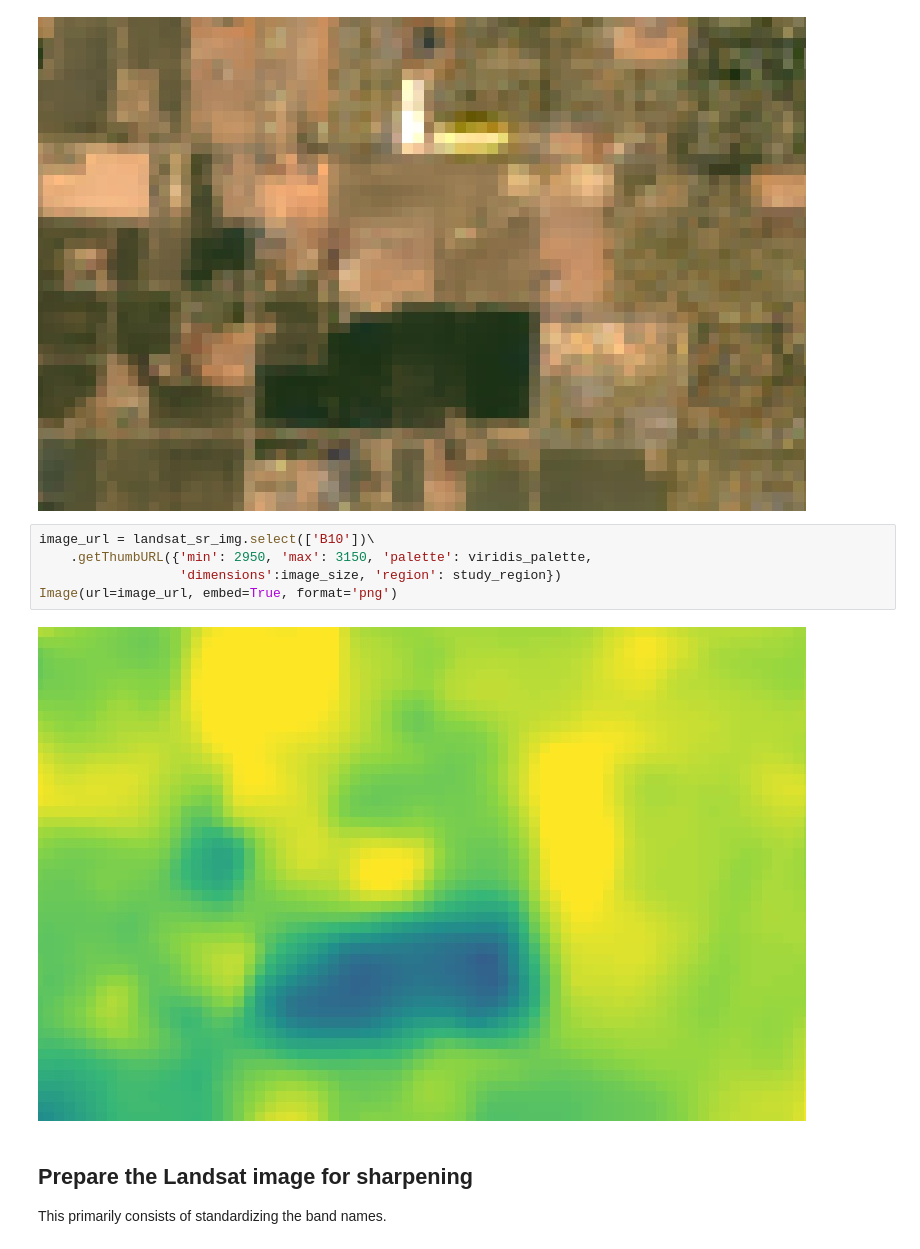
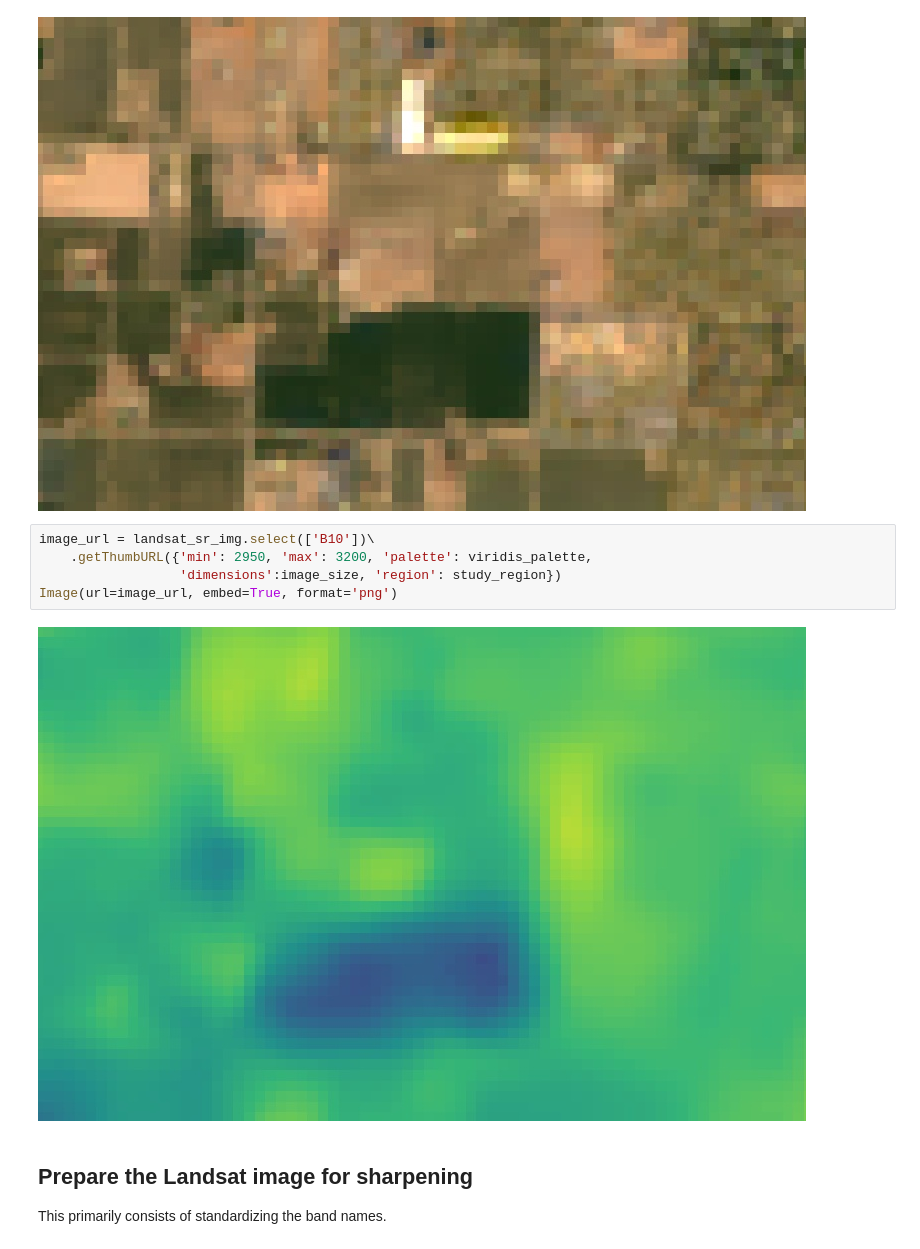
Before and after one commit to Open-ET/openet-landsat-lst, a Jupyter notebook: examples/landsat_thermal_sharpening.ipynb, the cells around one changed output. Drawn from its saved outputs; the diff is of its cells as text.

```diff
--- a/examples/landsat_thermal_sharpening.ipynb
+++ b/examples/landsat_thermal_sharpening.ipynb
@@ -33,11 +33,11 @@ Image(url=image_url, embed=True, format='png')
 [figure]
 # %%
 image_url = landsat_sr_img.select(['B10'])\
-    .getThumbURL({'min': 2950, 'max': 3150, 'palette': viridis_palette,
+    .getThumbURL({'min': 2950, 'max': 3200, 'palette': viridis_palette,
                   'dimensions':image_size, 'region': study_region})
 Image(url=image_url, embed=True, format='png')
 # %% [output]
-[figure, old version]
+[figure, new version]
 # %% [markdown]
 ## Prepare the Landsat image for sharpening
 
```
Also changed, not shown: parts of 5 cells of this notebook, 1 other file.
